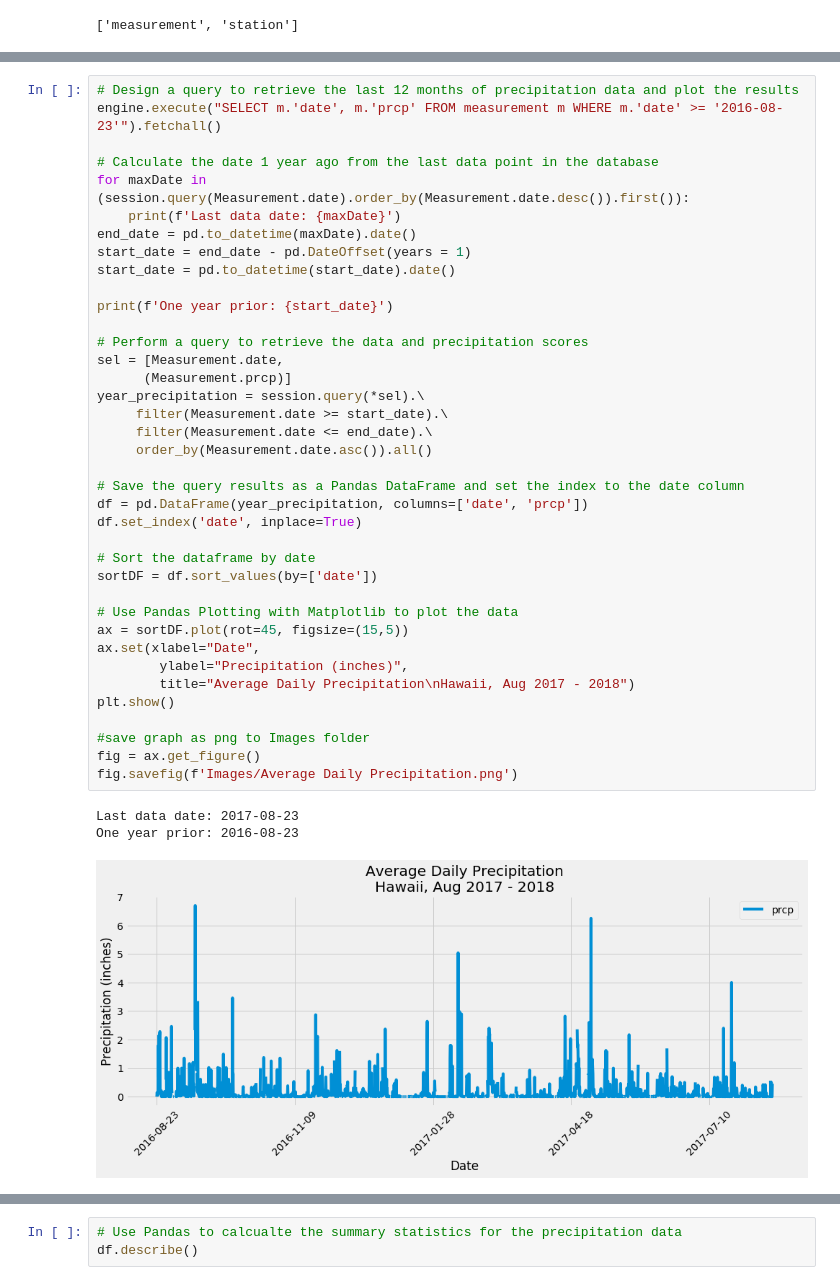
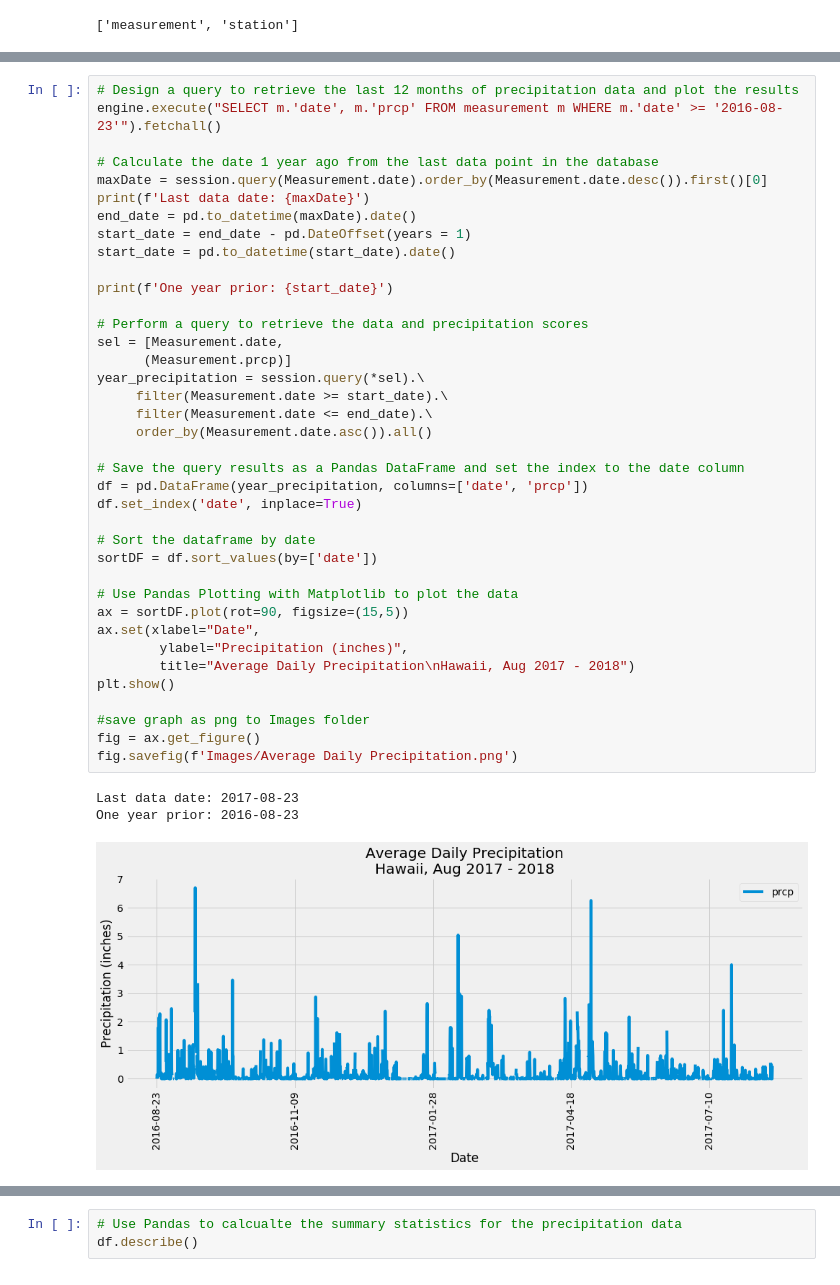
Before and after one commit to bbixby/sqlalchemy-challenge, a Jupyter notebook: climate_analysis.ipynb, the cells around one changed output, grey strips where cells are left out. Saved outputs shown, nothing was run; the diff lists cells and outputs as text.

```diff
--- a/climate_analysis.ipynb
+++ b/climate_analysis.ipynb
@@ -91,40 +91,40 @@ elevation FLOAT
 engine.execute("SELECT m.'date', m.'prcp' FROM measurement m WHERE m.'date' >= '2016-08-23'").fetchall()
 
 # Calculate the date 1 year ago from the last data point in the database
-for maxDate in (session.query(Measurement.date).order_by(Measurement.date.desc()).first()):
-    print(f'Last data date: {maxDate}')
+maxDate = session.query(Measurement.date).order_by(Measurement.date.desc()).first()[0]
+print(f'Last data date: {maxDate}')
 end_date = pd.to_datetime(maxDate).date()
 start_date = end_date - pd.DateOffset(years = 1)
 start_date = pd.to_datetime(start_date).date()
 
 print(f'One year prior: {start_date}')
 
 # Perform a query to retrieve the data and precipitation scores
 sel = [Measurement.date,
       (Measurement.prcp)]
 year_precipitation = session.query(*sel).\
      filter(Measurement.date >= start_date).\
      filter(Measurement.date <= end_date).\
      order_by(Measurement.date.asc()).all()
 
 # Save the query results as a Pandas DataFrame and set the index to the date column
 df = pd.DataFrame(year_precipitation, columns=['date', 'prcp'])
 df.set_index('date', inplace=True)
 
 # Sort the dataframe by date
 sortDF = df.sort_values(by=['date'])
 
 # Use Pandas Plotting with Matplotlib to plot the data
-ax = sortDF.plot(rot=45, figsize=(15,5))
+ax = sortDF.plot(rot=90, figsize=(15,5))
 ax.set(xlabel="Date",
         ylabel="Precipitation (inches)",
         title="Average Daily Precipitation\nHawaii, Aug 2017 - 2018")
 plt.show()
 
 #save graph as png to Images folder
 fig = ax.get_figure()
 fig.savefig(f'Images/Average Daily Precipitation.png')
 # %% [output]
 Last data date: 2017-08-23
 One year prior: 2016-08-23
-[figure, old version]
+[figure, new version]
```
Also changed, not shown: parts of 3 cells of this notebook, 3 other files.
